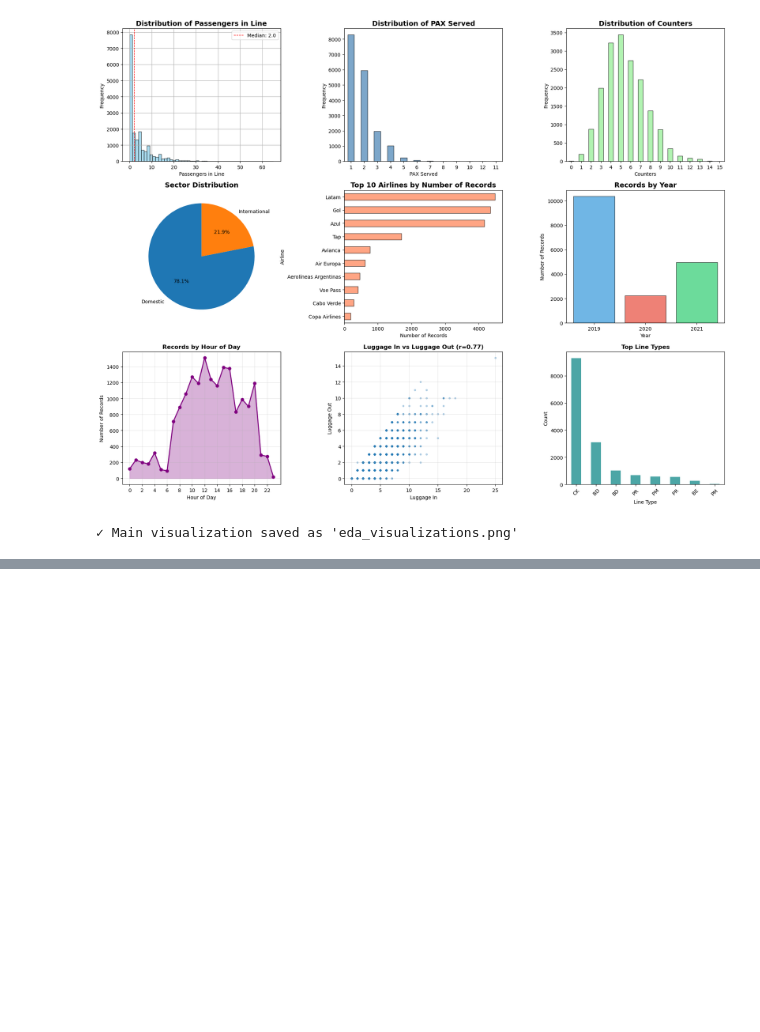
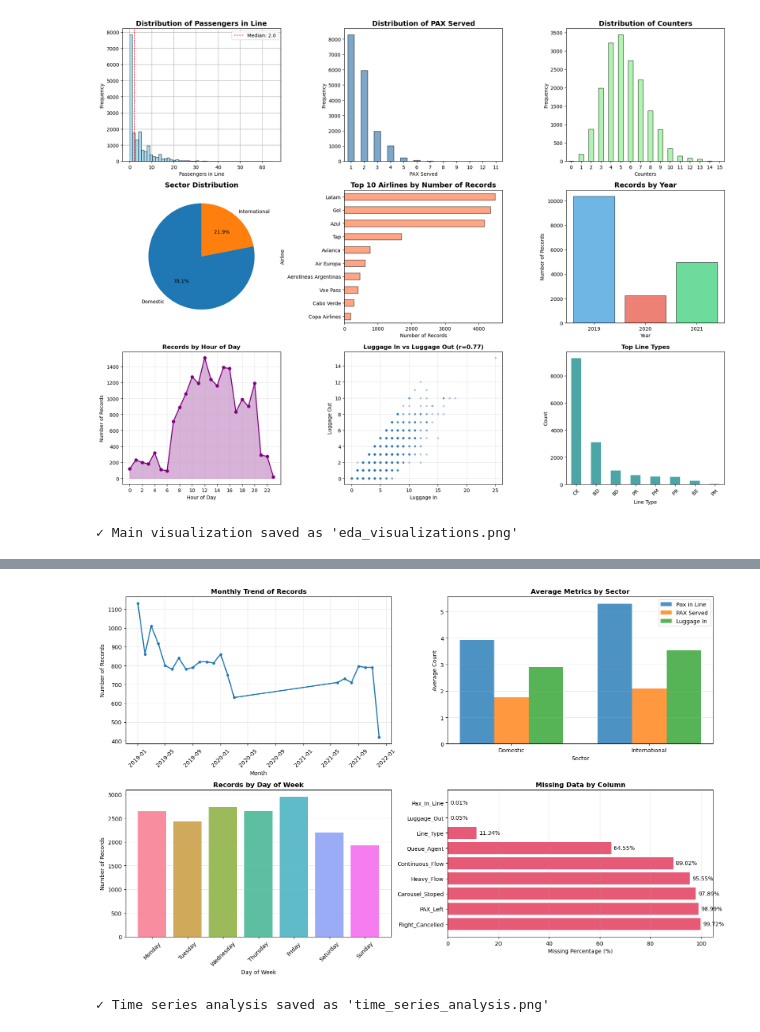
Before and after one commit to raoliveirads/ck_time_prediction, a Jupyter notebook: notebooks/Exploratory Data Analysis.ipynb, the cells around one changed output, grey strips where cells are left out. Drawn from its saved outputs; the diff is of its cells as text; code cells hidden in the pictures; blank space fills up the shorter version.

```diff
--- a/notebooks/Exploratory Data Analysis.ipynb
+++ b/notebooks/Exploratory Data Analysis.ipynb
@@ -482,0 +509,70 @@ print("✓ Main visualization saved as 'eda_visualizations.png'")
+# %%
+# Figure 3: Time Series Analysis
+fig, axes = plt.subplots(2, 2, figsize=(16, 10))
+
+# 1. Monthly trend
+monthly_data = df.groupby(df['Date_parsed'].dt.to_period('M')).size()
+monthly_data.index = monthly_data.index.to_timestamp()
+axes[0, 0].plot(monthly_data.index, monthly_data.values, linewidth=2, marker='o', markersize=4)
+axes[0, 0].set_xlabel('Month')
+axes[0, 0].set_ylabel('Number of Records')
+axes[0, 0].set_title('Monthly Trend of Records', fontweight='bold', fontsize=12)
+axes[0, 0].grid(True, alpha=0.3)
+axes[0, 0].tick_params(axis='x', rotation=45)
+
+# 2. Average passengers by sector
+sector_stats = df.groupby('Sector').agg({
+    'Pax_In_Line': 'mean',
+    'PAX_Served': 'mean',
+    'Luggage_In': 'mean'
+}).round(2)
+
+x = np.arange(len(sector_stats.index))
+width = 0.25
+axes[0, 1].bar(x - width, sector_stats['Pax_In_Line'], width, label='Pax in Line', alpha=0.8)
+axes[0, 1].bar(x, sector_stats['PAX_Served'], width, label='PAX Served', alpha=0.8)
+axes[0, 1].bar(x + width, sector_stats['Luggage_In'], width, label='Luggage In', alpha=0.8)
+axes[0, 1].set_xlabel('Sector')
+axes[0, 1].set_ylabel('Average Count')
+axes[0, 1].set_title('Average Metrics by Sector', fontweight='bold', fontsize=12)
+axes[0, 1].set_xticks(x)
+axes[0, 1].set_xticklabels(sector_stats.index)
+axes[0, 1].legend()
+axes[0, 1].grid(True, alpha=0.3, axis='y')
+
+# 3. Day of week pattern
+day_order = ['Monday', 'Tuesday', 'Wednesday', 'Thursday', 'Friday', 'Saturday', 'Sunday']
+day_counts = df['Day_of_Week'].value_counts().reindex(day_order)
+axes[1, 0].bar(range(len(day_counts)), day_counts.values,
+               color=sns.color_palette("husl", 7), alpha=0.8)
+axes[1, 0].set_xlabel('Day of Week')
+axes[1, 0].set_ylabel('Number of Records')
+axes[1, 0].set_title('Records by Day of Week', fontweight='bold', fontsize=12)
+axes[1, 0].set_xticks(range(len(day_counts)))
+axes[1, 0].set_xticklabels(day_order, rotation=45)
+axes[1, 0].grid(True, alpha=0.3, axis='y')
+
+# 4. Missing data visualization
+missing_data = df.isnull().sum().sort_values(ascending=False)
+missing_data = missing_data[missing_data > 0]
+missing_pct = (missing_data / len(df) * 100).round(2)
+
+axes[1, 1].barh(range(len(missing_pct)), missing_pct.values, color='crimson', alpha=0.7)
+axes[1, 1].set_yticks(range(len(missing_pct)))
+axes[1, 1].set_yticklabels(missing_pct.index)
+axes[1, 1].set_xlabel('Missing Percentage (%)')
+axes[1, 1].set_title('Missing Data by Column', fontweight='bold', fontsize=12)
+axes[1, 1].grid(True, alpha=0.3, axis='x')
+
+# Add percentage labels
+for i, v in enumerate(missing_pct.values):
+    axes[1, 1].text(v + 1, i, f'{v}%', va='center')
+
+plt.tight_layout()
+plt.savefig('../reports/figures/time_series_analysis.png', dpi=300, bbox_inches='tight')
+plt.show()
+
+print("✓ Time series analysis saved as 'time_series_analysis.png'")
+# %% [output]
+[figure, added]
+✓ Time series analysis saved as 'time_series_analysis.png'
```
Also changed, not shown: parts of 6 cells of this notebook, 2 other files.
